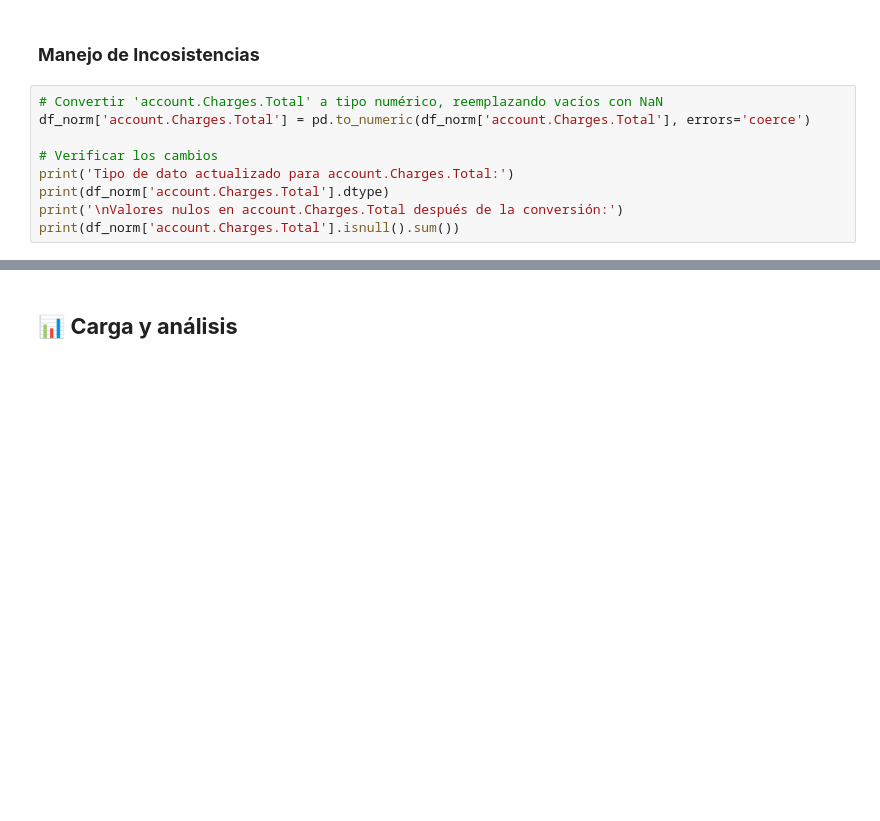
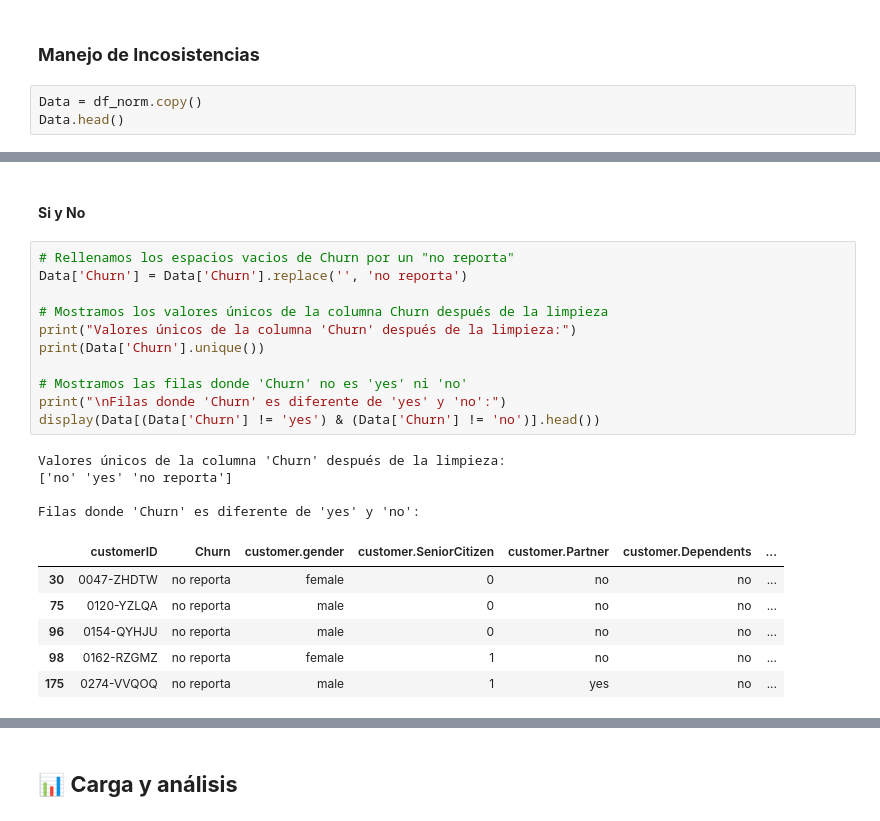
Before and after one commit to CarloR04/Challenge-Telcom_X, a Jupyter notebook: Telcom_X.ipynb, the cells around one changed output, grey strips where cells are left out. Saved outputs shown, nothing was run; the diff lists cells and outputs as text; blank space fills up the shorter version.

```diff
--- a/Telcom_X.ipynb
+++ b/Telcom_X.ipynb
@@ -385,12 +385,6 @@ De la evaluación preliminar del df_norm, se tienen los siguientes puntos a trab
 - Corregir los espacios vacios de las dos columnas identificadas.
 # %% [markdown]
 ### **Manejo de Incosistencias**
-# %%
-# Convertir 'account.Charges.Total' a tipo numérico, reemplazando vacíos con NaN
-df_norm['account.Charges.Total'] = pd.to_numeric(df_norm['account.Charges.Total'], errors='coerce')
-
-# Verificar los cambios
-print('Tipo de dato actualizado para account.Charges.Total:')
-print(df_norm['account.Charges.Total'].dtype)
-print('\nValores nulos en account.Charges.Total después de la conversión:')
-print(df_norm['account.Charges.Total'].isnull().sum())
+# %%
+Data = df_norm.copy()
+Data.head()
@@ -396,0 +444,24 @@ print(df_norm['account.Charges.Total'].isnull().sum())
+# %% [markdown]
+#### **Si y No**
+# %%
+# Rellenamos los espacios vacios de Churn por un "no reporta"
+Data['Churn'] = Data['Churn'].replace('', 'no reporta')
+
+# Mostramos los valores únicos de la columna Churn después de la limpieza
+print("Valores únicos de la columna 'Churn' después de la limpieza:")
+print(Data['Churn'].unique())
+
+# Mostramos las filas donde 'Churn' no es 'yes' ni 'no'
+print("\nFilas donde 'Churn' es diferente de 'yes' y 'no':")
+display(Data[(Data['Churn'] != 'yes') & (Data['Churn'] != 'no')].head())
+# %% [output]
+Valores únicos de la columna 'Churn' después de la limpieza:
+['no' 'yes' 'no reporta']
+
+Filas donde 'Churn' es diferente de 'yes' y 'no':
+|  | customerID | Churn | customer.gender | customer.SeniorCitizen | customer.Partner | customer.Dependents | ... |
+| 30 | 0047-ZHDTW | no reporta | female | 0 | no | no | ... |
+| 75 | 0120-YZLQA | no reporta | male | 0 | no | no | ... |
+| 96 | 0154-QYHJU | no reporta | male | 0 | no | no | ... |
+| 98 | 0162-RZGMZ | no reporta | female | 1 | no | no | ... |
+| 175 | 0274-VVQOQ | no reporta | male | 1 | yes | no | ... |
```
Also changed, not shown: parts of 12 cells of this notebook.
